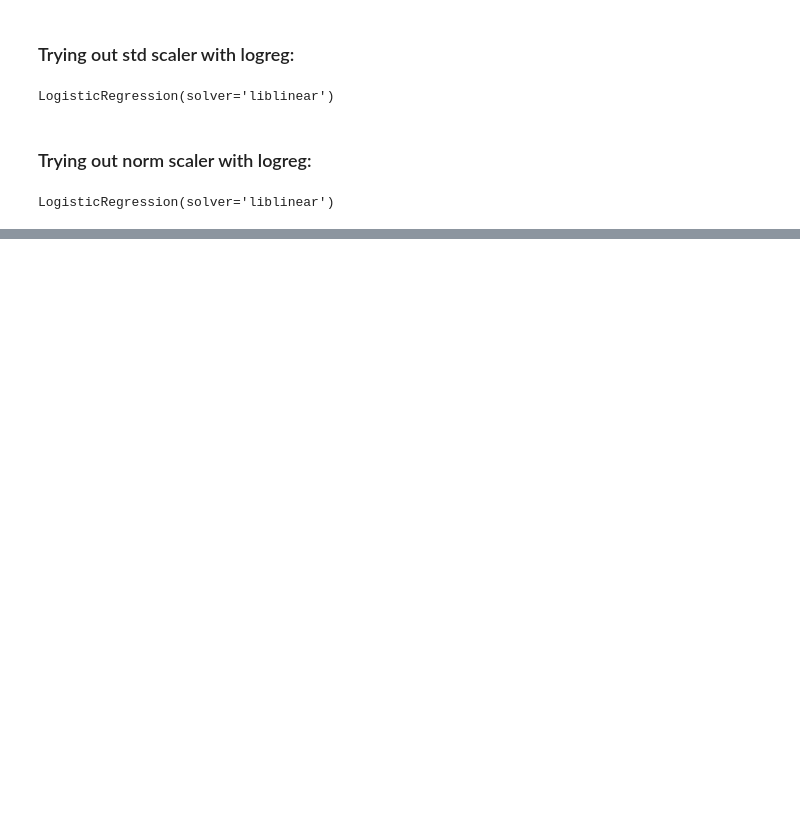
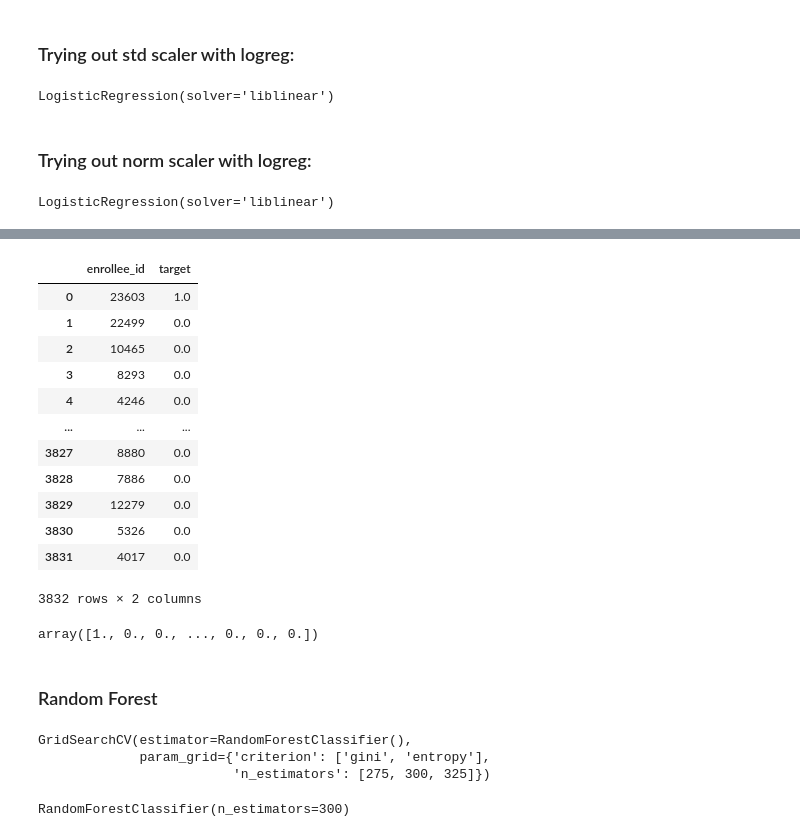
Before and after one commit to SebastianHerran/SupervisedLearningCompetition, a Jupyter notebook: code.ipynb, the cells around one changed output, grey strips where cells are left out. Drawn from its saved outputs; the diff is of its cells as text; code cells hidden in the pictures; blank space fills up the shorter version.

```diff
--- a/code.ipynb
+++ b/code.ipynb
@@ -630,0 +727,4 @@ logreg_m1_norm_scaled.to_csv('Submissions/logreg_m1_scaled_fixed.csv',index=Fals
+# %%
+gridKn = GridSearchCV(vecinos, params, scoring = 'accuracy')
+# %%
+X_train, y_train = CustomSampler(dfM1, target_df)
@@ -630,0 +742,26 @@ logreg_m1_norm_scaled.to_csv('Submissions/logreg_m1_scaled_fixed.csv',index=Fals
+# %%
+preds_knn = gridKn.predict_proba(test_imp)[:,1]
+knn_sub = pd.DataFrame(zip(test.enrollee_id,preds_knn),columns=['enrollee_id','target'])
+knn_sub.to_csv('Submissions/knn_sub.csv',index=False)
+# %%
+knn_sub
+# %% [output]
+|  | enrollee_id | target |
+| 0 | 23603 | 1.0 |
+| 1 | 22499 | 0.0 |
+| 2 | 10465 | 0.0 |
+| 3 | 8293 | 0.0 |
+| 4 | 4246 | 0.0 |
+| ... | ... | ... |
+| 3827 | 8880 | 0.0 |
+| 3828 | 7886 | 0.0 |
+| 3829 | 12279 | 0.0 |
+| 3830 | 5326 | 0.0 |
+| 3831 | 4017 | 0.0 |
+3832 rows × 2 columns
+# %%
+preds_knn
+# %% [output]
+array([1., 0., 0., ..., 0., 0., 0.])
+# %% [markdown]
+### Random Forest
@@ -630,0 +772,10 @@ logreg_m1_norm_scaled.to_csv('Submissions/logreg_m1_scaled_fixed.csv',index=Fals
+# %%
+gsRf.fit(X_train, y_train)
+# %% [output]
+GridSearchCV(estimator=RandomForestClassifier(),
+             param_grid={'criterion': ['gini', 'entropy'],
+                         'n_estimators': [275, 300, 325]})
+# %%
+gsRf.best_estimator_
+# %% [output]
+RandomForestClassifier(n_estimators=300)
```
Also changed, not shown: parts of 44 cells of this notebook.
